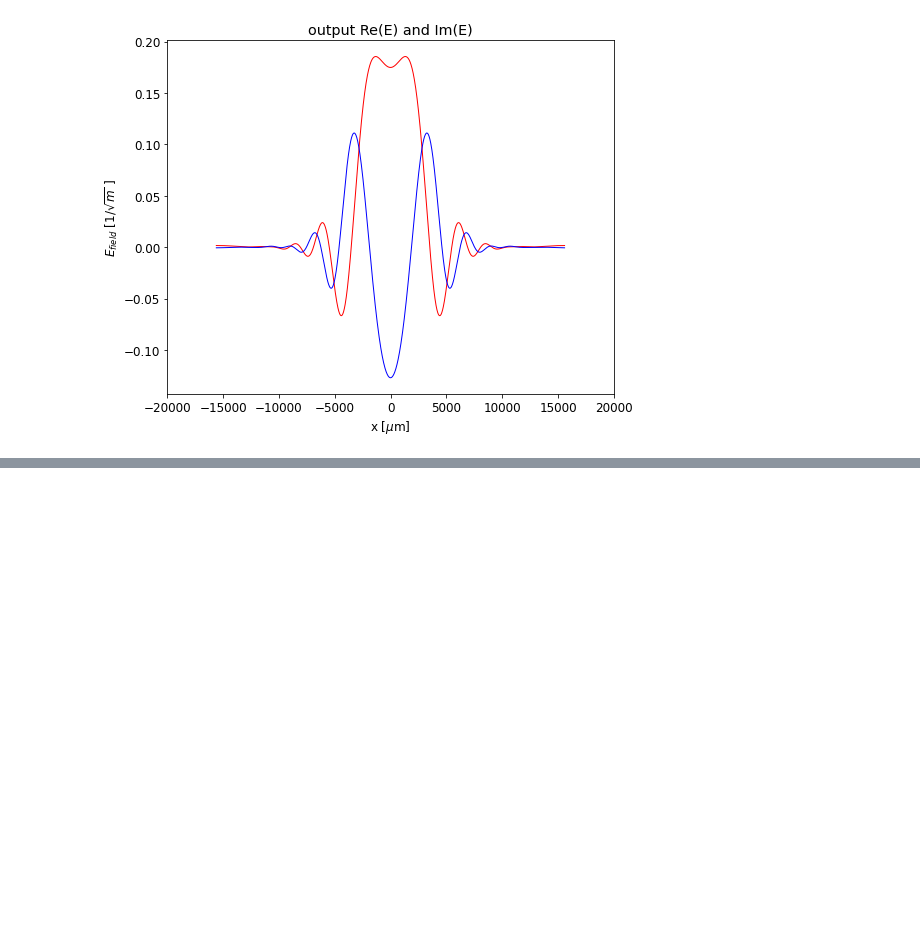
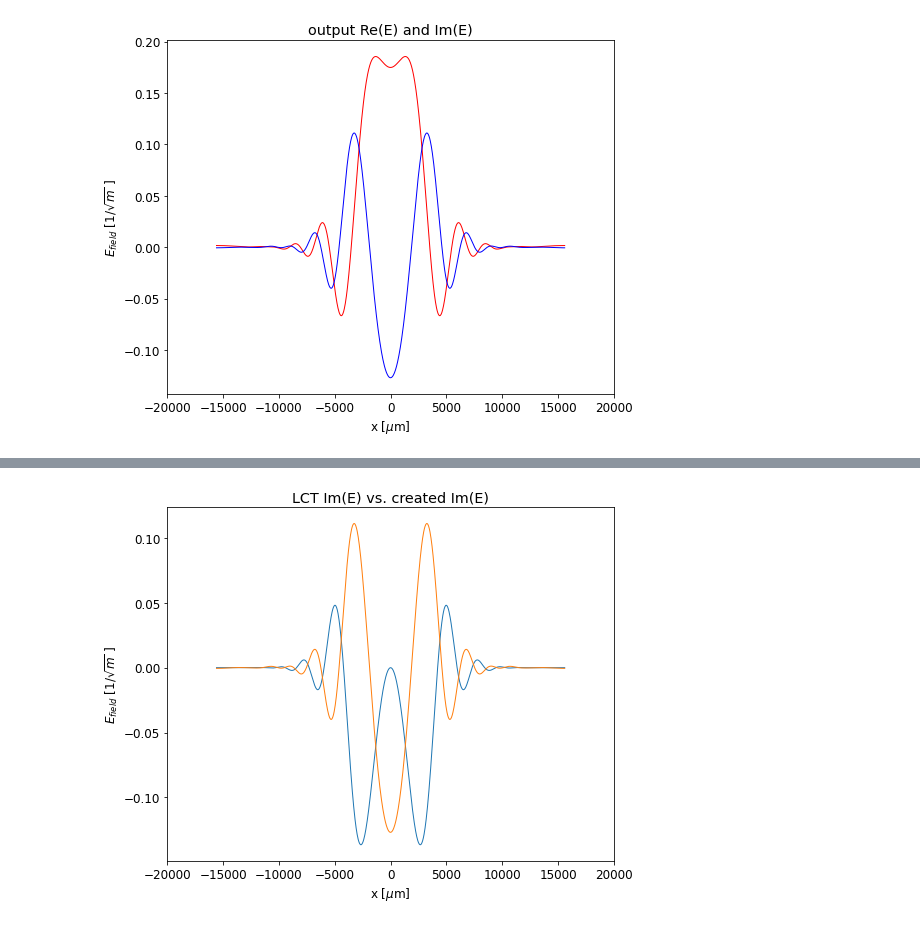
Before and after one commit to radiasoft/rslight, a Jupyter notebook: LCT/LCT_1d_units_wavelength01.ipynb, the cells around one changed output, grey strips where cells are left out. Drawn from its saved outputs; the diff is of its cells as text; code cells hidden in the pictures; blank space fills up the shorter version.

```diff
--- a/LCT/LCT_1d_units_wavelength01.ipynb
+++ b/LCT/LCT_1d_units_wavelength01.ipynb
@@ -168,0 +212,16 @@ fig.show()
+# %%
+# plot output Im(E)
+fig = plt.figure(figsize=(8,6.5))
+ax = fig.gca()
+#ax.plot(xvals_out*1e6, np.real(E_field_gsn_final),'r-', lw = 1)
+ax.plot(xvals_out*1e6, np.imag(E_field_gsn_final),'-', lw = 1)
+#ax.plot(xvals_out*1e6, np.real(sig_arr_out),'-', lw = 1)
+ax.plot(xvals_out*1e6, np.imag(sig_arr_out),'-', lw = 1)
+ax.set_xlim(-2e4, 2e4)
+# ax.set_ylim(-1e4, 1e4)
+ax.set_xlabel(r'x [$\mu$m]')
+ax.set_ylabel(r'$E_{field}$ [$1/\sqrt{m}$ ]')
+ax.set_title(r'LCT Im(E) vs. created Im(E)')
+fig.show()
+# %% [output]
+[figure, added]
```
Also changed, not shown: parts of 10 cells of this notebook.
